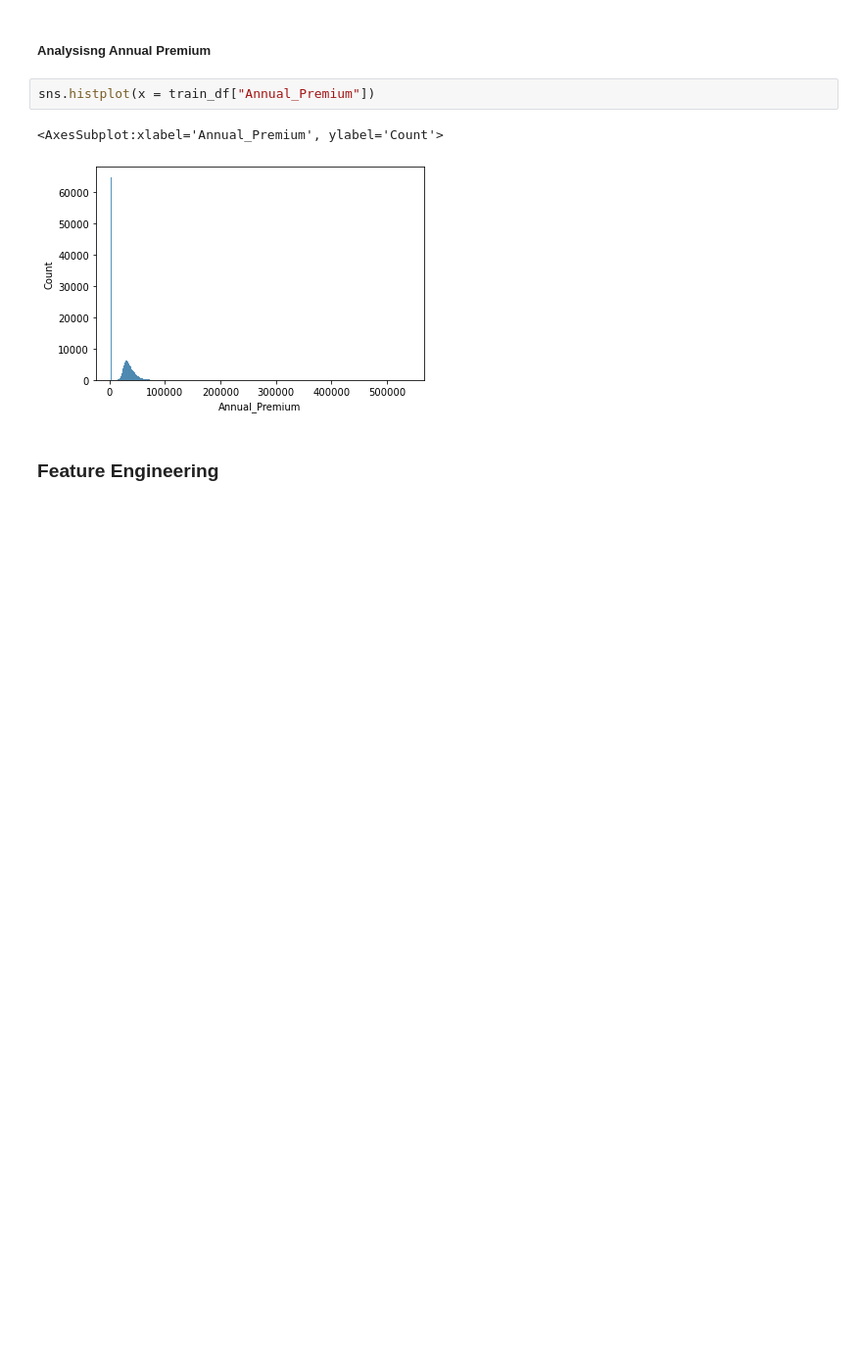
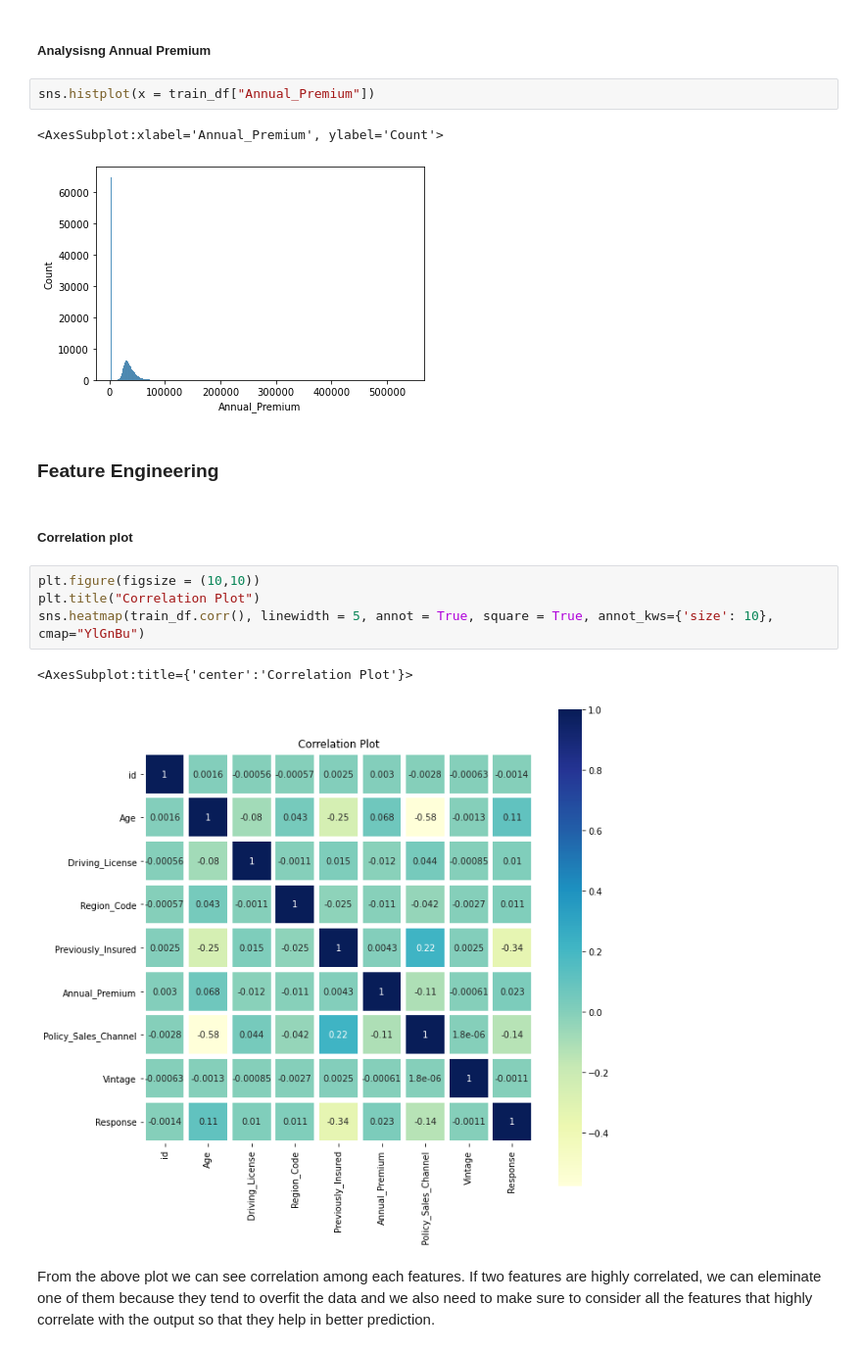
Before and after one commit to kaushik-holla/Health_Insurence_Crosssell_Prediciton, a Jupyter notebook: EDA and Prediction.ipynb, the cells around one changed output. Shown: that part at 98% size. Cells and saved outputs as stored; diff of their text form; blank space fills up the shorter version.

Commit message:
Added correlation matrix

```diff
--- a/EDA and Prediction.ipynb
+++ b/EDA and Prediction.ipynb
@@ -244,3 +244,14 @@ sns.histplot(x = train_df["Annual_Premium"])
 [figure]
 # %% [markdown]
 ### Feature Engineering
+# %% [markdown]
+##### Correlation plot
+# %%
+plt.figure(figsize = (10,10))
+plt.title("Correlation Plot")
+sns.heatmap(train_df.corr(), linewidth = 5, annot = True, square = True, annot_kws={'size': 10}, cmap="YlGnBu")
+# %% [output]
+<AxesSubplot:title={'center':'Correlation Plot'}>
+[figure, added]
+# %% [markdown]
+From the above plot we can see correlation among each features. If two features are highly correlated, we can eleminate one of them because they tend to overfit the data and we also need to make sure to consider all the features that highly correlate with the output so that they help in better prediction.
```
